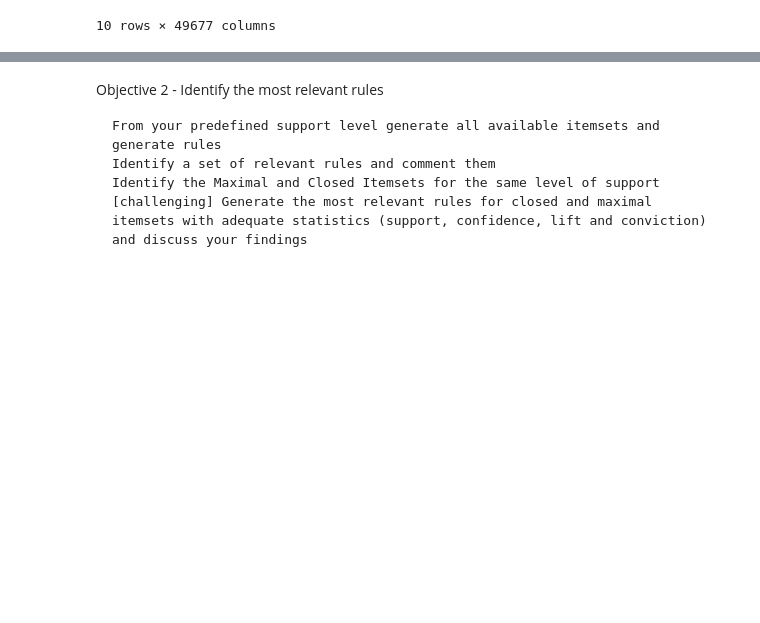
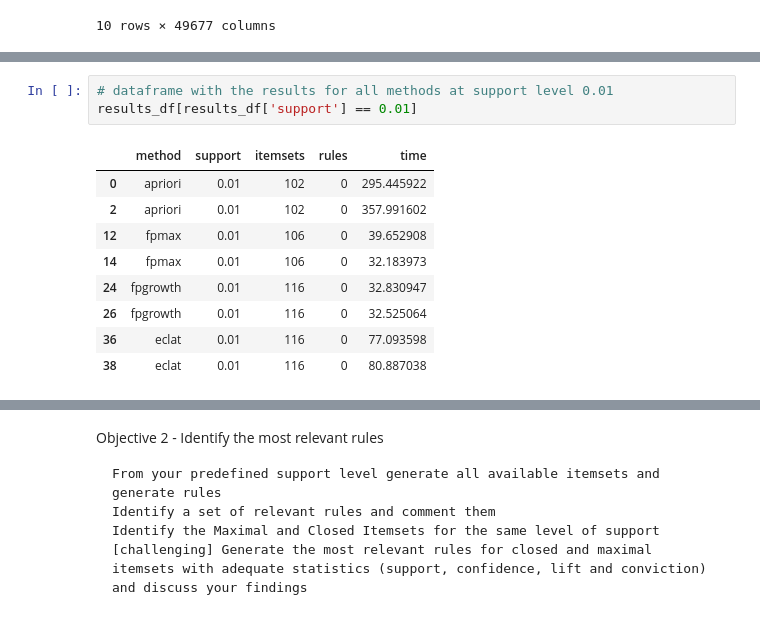
Before and after one commit to AntunesCSR/DM_Group_Project, a Jupyter notebook: HA2/data/HA2_catia.ipynb, the cells around one changed output, grey strips where cells are left out. Saved outputs shown, nothing was run; the diff lists cells and outputs as text; blank space fills up the shorter version.

```diff
--- a/HA2/data/HA2_catia.ipynb
+++ b/HA2/data/HA2_catia.ipynb
@@ -128,3 +126,16 @@ results_df.pivot(index='support', columns='method', values=['itemsets', 'rules',
+# %%
+# dataframe with the results for all methods at support level 0.01
+results_df[results_df['support'] == 0.01]
+# %% [output]
+|  | method | support | itemsets | rules | time |
+| 0 | apriori | 0.01 | 102 | 0 | 295.445922 |
+| 2 | apriori | 0.01 | 102 | 0 | 357.991602 |
+| 12 | fpmax | 0.01 | 106 | 0 | 39.652908 |
+| 14 | fpmax | 0.01 | 106 | 0 | 32.183973 |
+| 24 | fpgrowth | 0.01 | 116 | 0 | 32.830947 |
+| 26 | fpgrowth | 0.01 | 116 | 0 | 32.525064 |
+| 36 | eclat | 0.01 | 116 | 0 | 77.093598 |
+| 38 | eclat | 0.01 | 116 | 0 | 80.887038 |
 # %%
 # Plot of how time efficient the different methods are
 sns.set_style('ticks')
```
Also changed, not shown: parts of 18 cells of this notebook, 8 other files.
